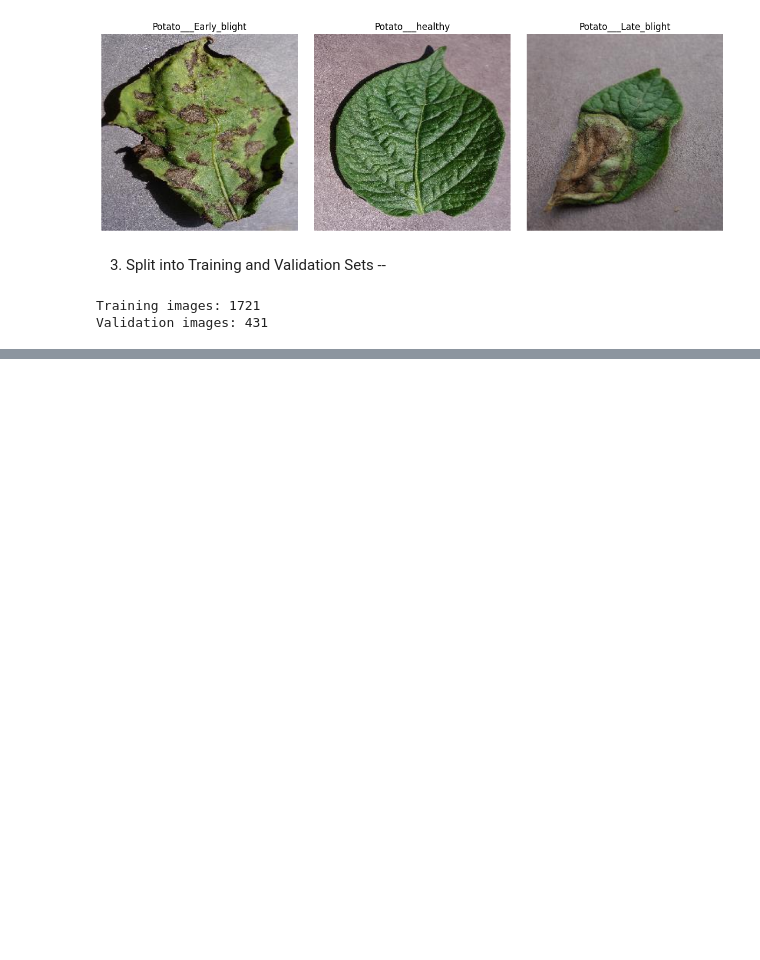
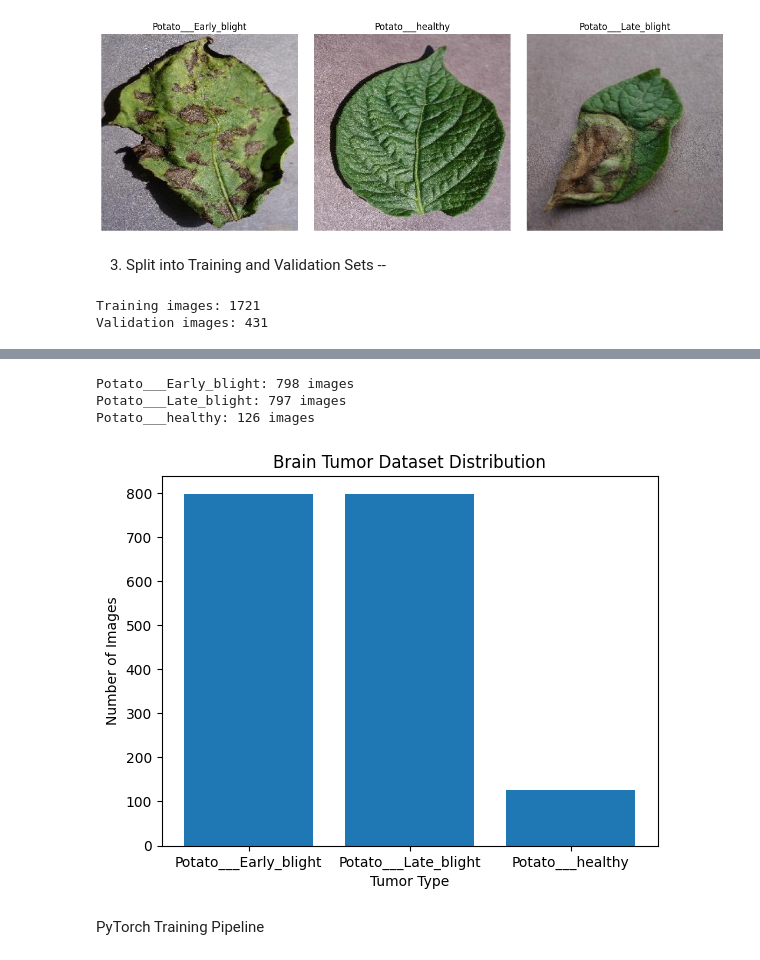
Before and after one commit to SandeepMuhal88/FOR_DOCKER_LAPTOP_PRICE_PREDICTOR_REGRESSION_MODEL, a Jupyter notebook: model/Trainming_model_in_pytorch.ipynb, the cells around one changed output, grey strips where cells are left out. Drawn from its saved outputs; the diff is of its cells as text; code cells hidden in the pictures; blank space fills up the shorter version.

```diff
--- a/model/Trainming_model_in_pytorch.ipynb
+++ b/model/Trainming_model_in_pytorch.ipynb
@@ -69,13 +76,19 @@ plt.show()
 # %% [markdown]
 3. Split into Training and Validation Sets --
 # %%
-#Spliting The data format
+# 3. Split into train & val
 from torch.utils.data import random_split
-train_size = int(0.8 * len(Full_dataset))
-val_size = len(Full_dataset) - train_size
-train_dataset, val_dataset = random_split(Full_dataset, [train_size, val_size])
-print(f"Training images: {len(train_dataset)}")
-print(f"Validation images: {len(val_dataset)}")
+train_size = int(0.8 * len(Datasets))
+val_size = len(Datasets) - train_size
+
+train_dataset, val_dataset = random_split(Datasets, [train_size, val_size])
+
+print("Training images:", len(train_dataset))
+print("Validation images:", len(val_dataset))
+
+# 4. Dataloaders
+train_loader = DataLoader(train_dataset, batch_size=32, shuffle=True)
+val_loader   = DataLoader(val_dataset, batch_size=32, shuffle=False)
 # %% [output]
 Training images: 1721
 Validation images: 431
@@ -116,0 +136,23 @@ class Custom_Dataset(Dataset):
+# %%
+from collections import Counter
+
+# Folder-wise image counts
+labels = [label for _, label in train_dataset]
+counter = Counter(labels)
+
+for i, c in enumerate(classes):
+    print(f"{c}: {counter[i]} images")
+# %% [output]
+Potato___Early_blight: 798 images
+Potato___Late_blight: 797 images
+Potato___healthy: 126 images
+# %%
+plt.bar(classes, [counter[i] for i in range(len(classes))])
+plt.xlabel("Tumor Type")
+plt.ylabel("Number of Images")
+plt.title("Brain Tumor Dataset Distribution")
+plt.show()
+# %% [output]
+[figure, added]
+# %% [markdown]
+PyTorch Training Pipeline
```
Also changed, not shown: parts of 9 cells of this notebook.
